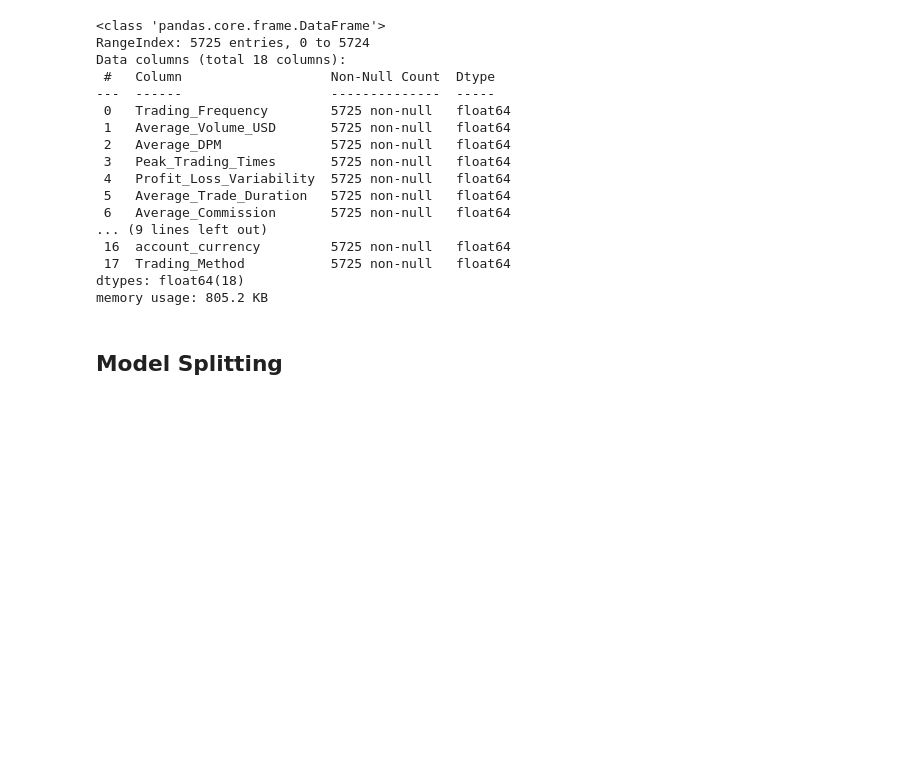
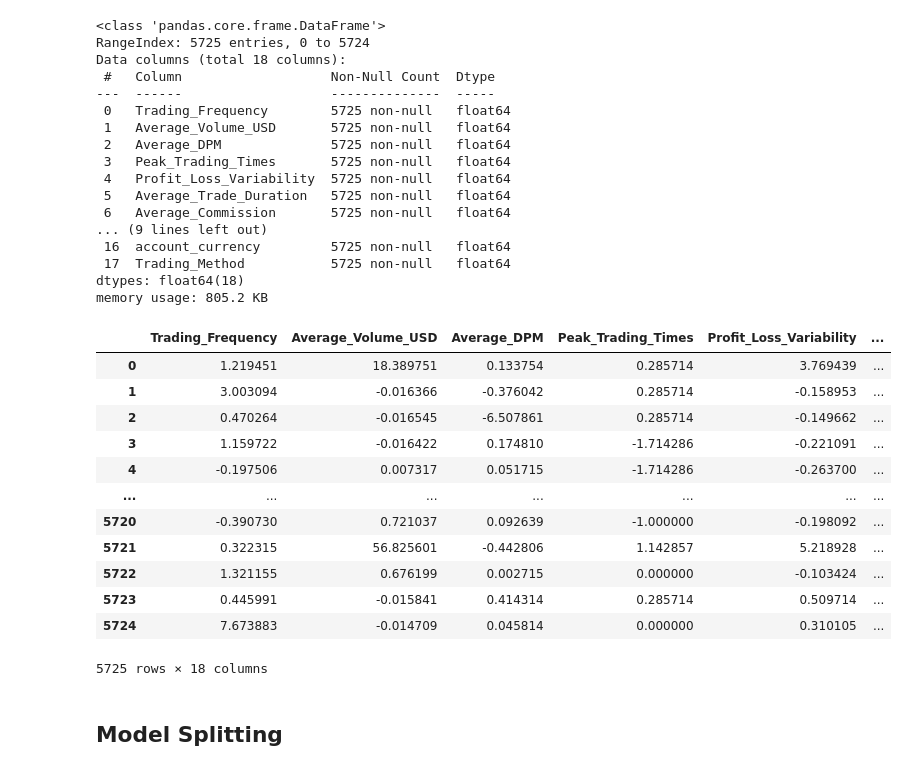
Before and after one commit to CommonCrayon/CapstoneProject, a Jupyter notebook: modelling.ipynb, the cells around one changed output. Cells and saved outputs as stored; diff of their text form; code cells hidden in the pictures; blank space fills up the shorter version.

```diff
--- a/modelling.ipynb
+++ b/modelling.ipynb
@@ -65,11 +32,6 @@ modelling_df.describe()
 # %%
-# Convert 'country', 'account_currency', and 'Trading_Method' to categorical
+# Convert 'country', 'account_currency', 'Trading_Method' and 'active' to categorical
 modelling_df['country'] = modelling_df['country'].astype('category')
 modelling_df['account_currency'] = modelling_df['account_currency'].astype('category')
 modelling_df['Trading_Method'] = modelling_df['Trading_Method'].astype('category')
-
-# Convert 'active' column to categorical
 modelling_df['active'] = modelling_df['active'].astype('category')
-
-# Drop Total_Trades
-modelling_df.drop(['Total_Trades'], axis=1, inplace=True)
@@ -106,10 +38,10 @@ plt.show()
 # %%
 # Remove specified columns and set 'longevity' as the target variable
-features_df = modelling_df.drop(columns=['login', 'active', 'Unique_Symbols_Traded', 'Average_Volume', 'longevity', 'longevity_bin'])
+X = modelling_df.drop(columns=['login', 'Total_Trades', 'active', 'Unique_Symbols_Traded', 'Average_Volume', 'longevity', 'longevity_bin'])
 y = modelling_df['longevity']
 # %%
 # List of all numeric columns
-all_numeric_cols = features_df.select_dtypes(include=['int64', 'float64']).columns.tolist()
+all_numeric_cols = X.select_dtypes(include=['int64', 'float64']).columns.tolist()
 
 # List of categorical columns
 categorical_cols = ['country', 'account_currency', 'Trading_Method']  # Specified based on the dataset information provided earlier
@@ -133,7 +65,7 @@ preprocessor = ColumnTransformer(
     ])
 
 # Apply transformations to the features
-X_preprocessed = preprocessor.fit_transform(features_df)
+X_preprocessed = preprocessor.fit_transform(X)
 
 # Get numeric feature names directly for scaled and non-scaled
 numeric_feature_names = numeric_cols_to_scale + exclude_scaling
@@ -163,6 +95,22 @@ Data columns (total 18 columns):
  17  Trading_Method           5725 non-null   float64
 dtypes: float64(18)
 memory usage: 805.2 KB
+# %%
+X_preprocessed_df
+# %% [output]
+|  | Trading_Frequency | Average_Volume_USD | Average_DPM | Peak_Trading_Times | Profit_Loss_Variability | ... |
+| 0 | 1.219451 | 18.389751 | 0.133754 | 0.285714 | 3.769439 | ... |
+| 1 | 3.003094 | -0.016366 | -0.376042 | 0.285714 | -0.158953 | ... |
+| 2 | 0.470264 | -0.016545 | -6.507861 | 0.285714 | -0.149662 | ... |
+| 3 | 1.159722 | -0.016422 | 0.174810 | -1.714286 | -0.221091 | ... |
+| 4 | -0.197506 | 0.007317 | 0.051715 | -1.714286 | -0.263700 | ... |
+| ... | ... | ... | ... | ... | ... | ... |
+| 5720 | -0.390730 | 0.721037 | 0.092639 | -1.000000 | -0.198092 | ... |
+| 5721 | 0.322315 | 56.825601 | -0.442806 | 1.142857 | 5.218928 | ... |
+| 5722 | 1.321155 | 0.676199 | 0.002715 | 0.000000 | -0.103424 | ... |
+| 5723 | 0.445991 | -0.015841 | 0.414314 | 0.285714 | 0.509714 | ... |
+| 5724 | 7.673883 | -0.014709 | 0.045814 | 0.000000 | 0.310105 | ... |
+5725 rows × 18 columns
 # %% [markdown]
 ## Model Splitting
 # %%
```
Also changed, not shown: parts of 12 cells of this notebook, 2 other files.
